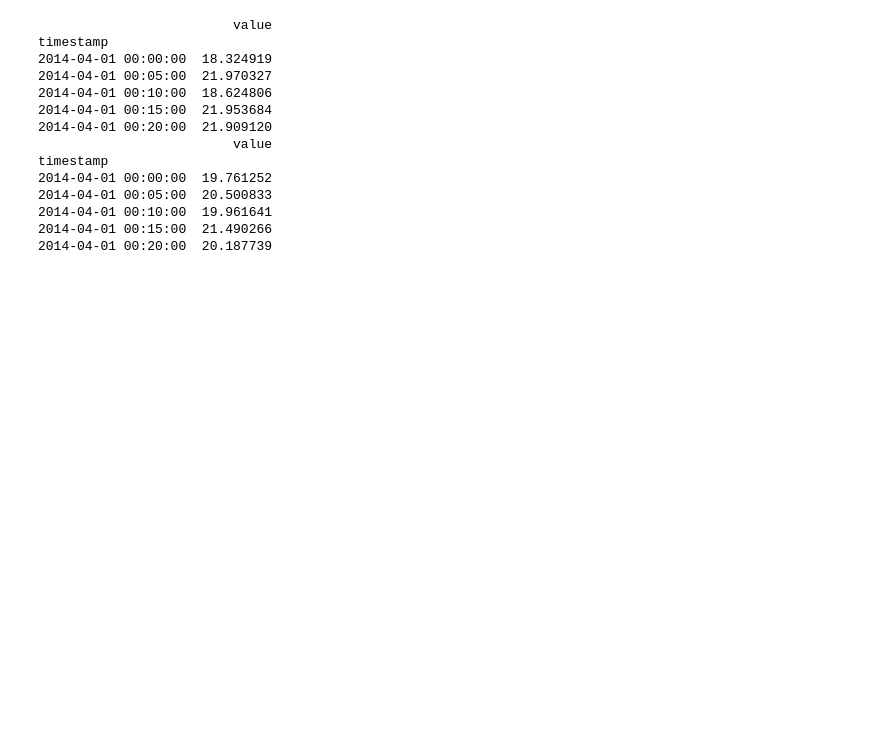
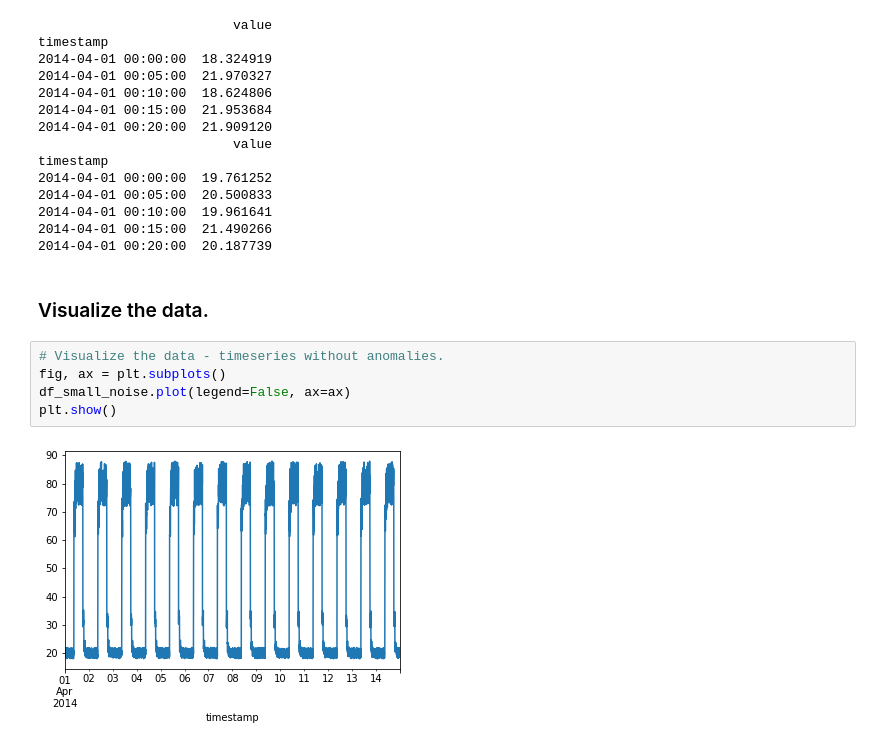
Before and after one commit to DracoNibilis/Machine-Learning-and-Statistic, a Jupyter notebook: anomaly-detection.ipynb, the cells around one changed output. Drawn from its saved outputs; the diff is of its cells as text; blank space fills up the shorter version.

Commit message:
plots, mean std

```diff
--- a/anomaly-detection.ipynb
+++ b/anomaly-detection.ipynb
@@ -52,3 +55,12 @@ timestamp
 2014-04-01 00:10:00  19.961641
 2014-04-01 00:15:00  21.490266
 2014-04-01 00:20:00  20.187739
+# %% [markdown]
+### Visualize the data.
+# %%
+# Visualize the data - timeseries without anomalies.
+fig, ax = plt.subplots()
+df_small_noise.plot(legend=False, ax=ax)
+plt.show()
+# %% [output]
+[figure, added]
```
Also changed, not shown: parts of 6 cells of this notebook.
